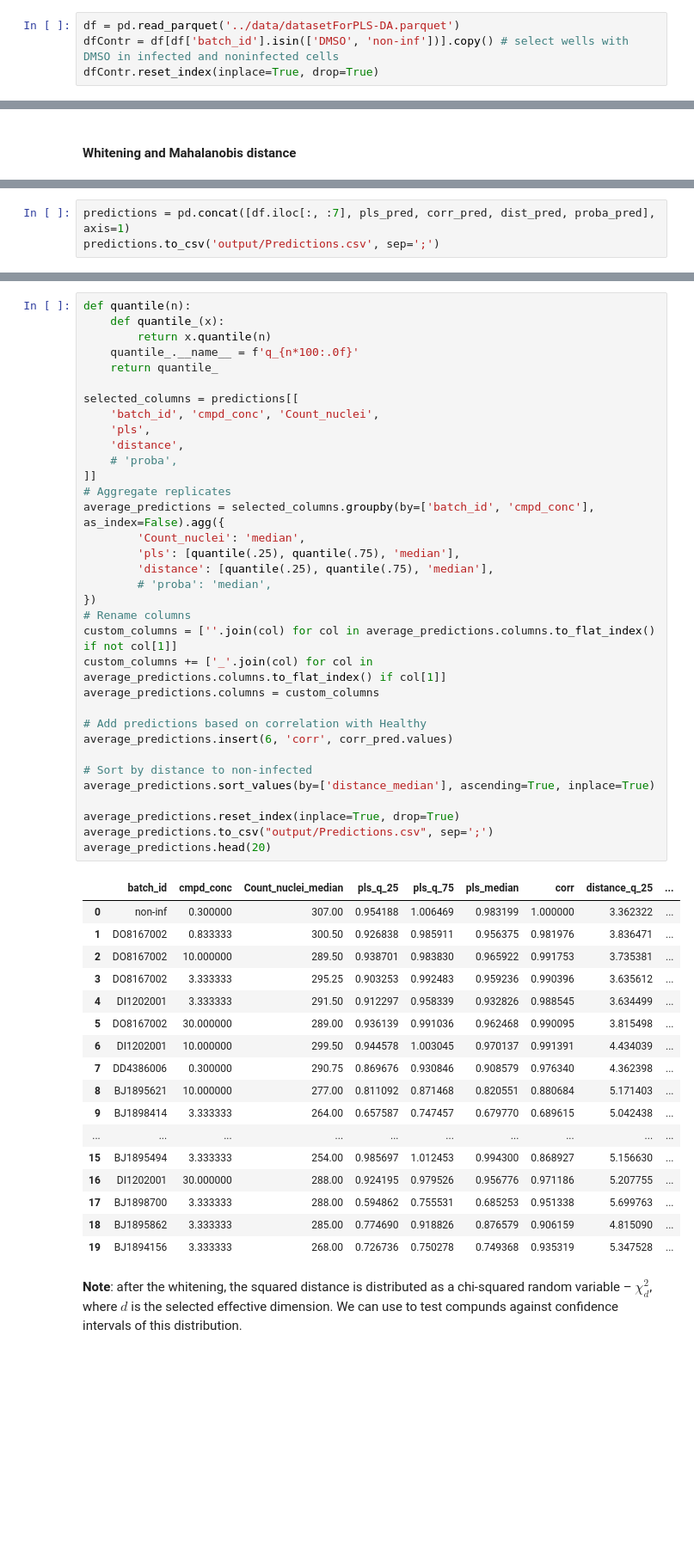
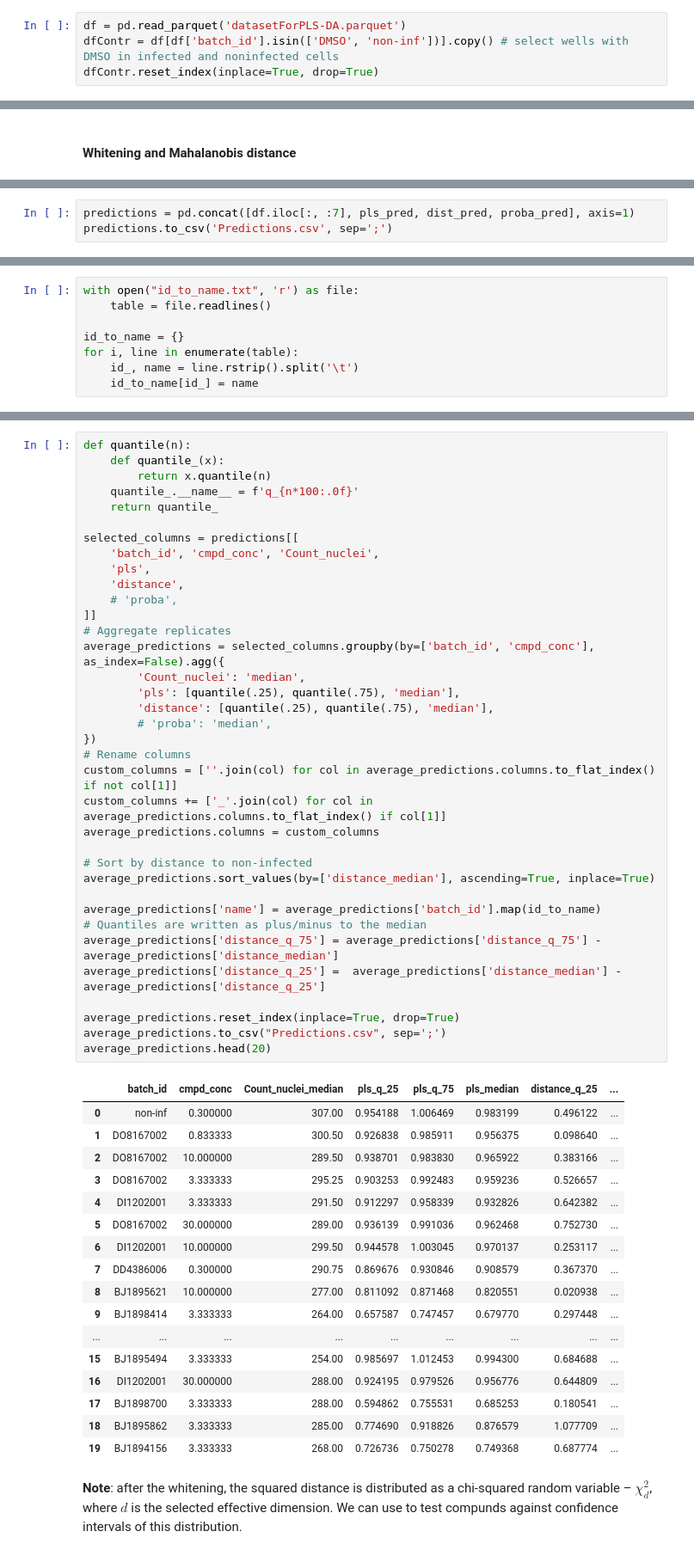
Before and after one commit to REMEDI4ALL/covid19, a Jupyter notebook: RankByDistance.ipynb, the cells around one changed output, grey strips where cells are left out. Shown at 86% size. Drawn from its saved outputs; the diff is of its cells as text; blank space fills up the shorter version.

Commit message:
Update ipynb and add id-to-name txt file

```diff
--- a/RankByDistance.ipynb
+++ b/RankByDistance.ipynb
@@ -18,7 +10,7 @@ from scipy.linalg import svd, svdvals
 # %% [markdown]
 #### Read the dataset
 # %%
-df = pd.read_parquet('../data/datasetForPLS-DA.parquet')
+df = pd.read_parquet('datasetForPLS-DA.parquet')
 dfContr = df[df['batch_id'].isin(['DMSO', 'non-inf'])].copy() # select wells with DMSO in infected and noninfected cells
 dfContr.reset_index(inplace=True, drop=True)
 # %% [markdown]
@@ -262,3 +249,3 @@ proba_pred = pd.DataFrame(proba_pred, columns=['proba'])
 # %%
-predictions = pd.concat([df.iloc[:, :7], pls_pred, corr_pred, dist_pred, proba_pred], axis=1)
-predictions.to_csv('output/Predictions.csv', sep=';')
+predictions = pd.concat([df.iloc[:, :7], pls_pred, dist_pred, proba_pred], axis=1)
+predictions.to_csv('Predictions.csv', sep=';')
@@ -265 +254,9 @@ predictions.to_csv('output/Predictions.csv', sep=';')
+# %%
+with open("id_to_name.txt", 'r') as file:
+    table = file.readlines()
+
+id_to_name = {}
+for i, line in enumerate(table):
+    id_, name = line.rstrip().split('\t')
+    id_to_name[id_] = name
 # %% [markdown]
@@ -268,54 +267,56 @@ predictions.to_csv('output/Predictions.csv', sep=';')
 def quantile(n):
     def quantile_(x):
         return x.quantile(n)
     quantile_.__name__ = f'q_{n*100:.0f}'
     return quantile_
 
 selected_columns = predictions[[
     'batch_id', 'cmpd_conc', 'Count_nuclei',
     'pls',
     'distance',
     # 'proba',
 ]]
 # Aggregate replicates
 average_predictions = selected_columns.groupby(by=['batch_id', 'cmpd_conc'], as_index=False).agg({
         'Count_nuclei': 'median',
         'pls': [quantile(.25), quantile(.75), 'median'],
         'distance': [quantile(.25), quantile(.75), 'median'],
         # 'proba': 'median',
 })
 # Rename columns
 custom_columns = [''.join(col) for col in average_predictions.columns.to_flat_index() if not col[1]]
 custom_columns += ['_'.join(col) for col in average_predictions.columns.to_flat_index() if col[1]]
 average_predictions.columns = custom_columns
 
-# Add predictions based on correlation with Healthy
-average_predictions.insert(6, 'corr', corr_pred.values)
-
 # Sort by distance to non-infected
 average_predictions.sort_values(by=['distance_median'], ascending=True, inplace=True)
 
+average_predictions['name'] = average_predictions['batch_id'].map(id_to_name)
+# Quantiles are written as plus/minus to the median
+average_predictions['distance_q_75'] = average_predictions['distance_q_75'] - average_predictions['distance_median']
+average_predictions['distance_q_25'] =  average_predictions['distance_median'] - average_predictions['distance_q_25']
+
 average_predictions.reset_index(inplace=True, drop=True)
-average_predictions.to_csv("output/Predictions.csv", sep=';')
+average_predictions.to_csv("Predictions.csv", sep=';')
 average_predictions.head(20)
 # %% [output]
-|  | batch_id | cmpd_conc | Count_nuclei_median | pls_q_25 | pls_q_75 | pls_median | corr | distance_q_25 | ... |
-| 0 | non-inf | 0.300000 | 307.00 | 0.954188 | 1.006469 | 0.983199 | 1.000000 | 3.362322 | ... |
-| 1 | DO8167002 | 0.833333 | 300.50 | 0.926838 | 0.985911 | 0.956375 | 0.981976 | 3.836471 | ... |
-| 2 | DO8167002 | 10.000000 | 289.50 | 0.938701 | 0.983830 | 0.965922 | 0.991753 | 3.735381 | ... |
-| 3 | DO8167002 | 3.333333 | 295.25 | 0.903253 | 0.992483 | 0.959236 | 0.990396 | 3.635612 | ... |
-| 4 | DI1202001 | 3.333333 | 291.50 | 0.912297 | 0.958339 | 0.932826 | 0.988545 | 3.634499 | ... |
-| 5 | DO8167002 | 30.000000 | 289.00 | 0.936139 | 0.991036 | 0.962468 | 0.990095 | 3.815498 | ... |
-| 6 | DI1202001 | 10.000000 | 299.50 | 0.944578 | 1.003045 | 0.970137 | 0.991391 | 4.434039 | ... |
-| 7 | DD4386006 | 0.300000 | 290.75 | 0.869676 | 0.930846 | 0.908579 | 0.976340 | 4.362398 | ... |
-| 8 | BJ1895621 | 10.000000 | 277.00 | 0.811092 | 0.871468 | 0.820551 | 0.880684 | 5.171403 | ... |
-| 9 | BJ1898414 | 3.333333 | 264.00 | 0.657587 | 0.747457 | 0.679770 | 0.689615 | 5.042438 | ... |
-| ... | ... | ... | ... | ... | ... | ... | ... | ... | ... |
-| 15 | BJ1895494 | 3.333333 | 254.00 | 0.985697 | 1.012453 | 0.994300 | 0.868927 | 5.156630 | ... |
-| 16 | DI1202001 | 30.000000 | 288.00 | 0.924195 | 0.979526 | 0.956776 | 0.971186 | 5.207755 | ... |
-| 17 | BJ1898700 | 3.333333 | 288.00 | 0.594862 | 0.755531 | 0.685253 | 0.951338 | 5.699763 | ... |
-| 18 | BJ1895862 | 3.333333 | 285.00 | 0.774690 | 0.918826 | 0.876579 | 0.906159 | 4.815090 | ... |
-| 19 | BJ1894156 | 3.333333 | 268.00 | 0.726736 | 0.750278 | 0.749368 | 0.935319 | 5.347528 | ... |
+|  | batch_id | cmpd_conc | Count_nuclei_median | pls_q_25 | pls_q_75 | pls_median | distance_q_25 | ... |
+| 0 | non-inf | 0.300000 | 307.00 | 0.954188 | 1.006469 | 0.983199 | 0.496122 | ... |
+| 1 | DO8167002 | 0.833333 | 300.50 | 0.926838 | 0.985911 | 0.956375 | 0.098640 | ... |
+| 2 | DO8167002 | 10.000000 | 289.50 | 0.938701 | 0.983830 | 0.965922 | 0.383166 | ... |
+| 3 | DO8167002 | 3.333333 | 295.25 | 0.903253 | 0.992483 | 0.959236 | 0.526657 | ... |
+| 4 | DI1202001 | 3.333333 | 291.50 | 0.912297 | 0.958339 | 0.932826 | 0.642382 | ... |
+| 5 | DO8167002 | 30.000000 | 289.00 | 0.936139 | 0.991036 | 0.962468 | 0.752730 | ... |
+| 6 | DI1202001 | 10.000000 | 299.50 | 0.944578 | 1.003045 | 0.970137 | 0.253117 | ... |
+| 7 | DD4386006 | 0.300000 | 290.75 | 0.869676 | 0.930846 | 0.908579 | 0.367370 | ... |
+| 8 | BJ1895621 | 10.000000 | 277.00 | 0.811092 | 0.871468 | 0.820551 | 0.020938 | ... |
+| 9 | BJ1898414 | 3.333333 | 264.00 | 0.657587 | 0.747457 | 0.679770 | 0.297448 | ... |
+| ... | ... | ... | ... | ... | ... | ... | ... | ... |
+| 15 | BJ1895494 | 3.333333 | 254.00 | 0.985697 | 1.012453 | 0.994300 | 0.684688 | ... |
+| 16 | DI1202001 | 30.000000 | 288.00 | 0.924195 | 0.979526 | 0.956776 | 0.644809 | ... |
+| 17 | BJ1898700 | 3.333333 | 288.00 | 0.594862 | 0.755531 | 0.685253 | 0.180541 | ... |
+| 18 | BJ1895862 | 3.333333 | 285.00 | 0.774690 | 0.918826 | 0.876579 | 1.077709 | ... |
+| 19 | BJ1894156 | 3.333333 | 268.00 | 0.726736 | 0.750278 | 0.749368 | 0.687774 | ... |
 # %% [markdown]
 **Note**: after the whitening, the squared distance is distributed as a chi-squared random variable – $\chi^2_d$, where $d$ is the selected effective dimension. We can use to test compunds against confidence intervals of this distribution.
 # %%
```
Also changed, not shown: parts of 26 cells of this notebook, 1 other file.
